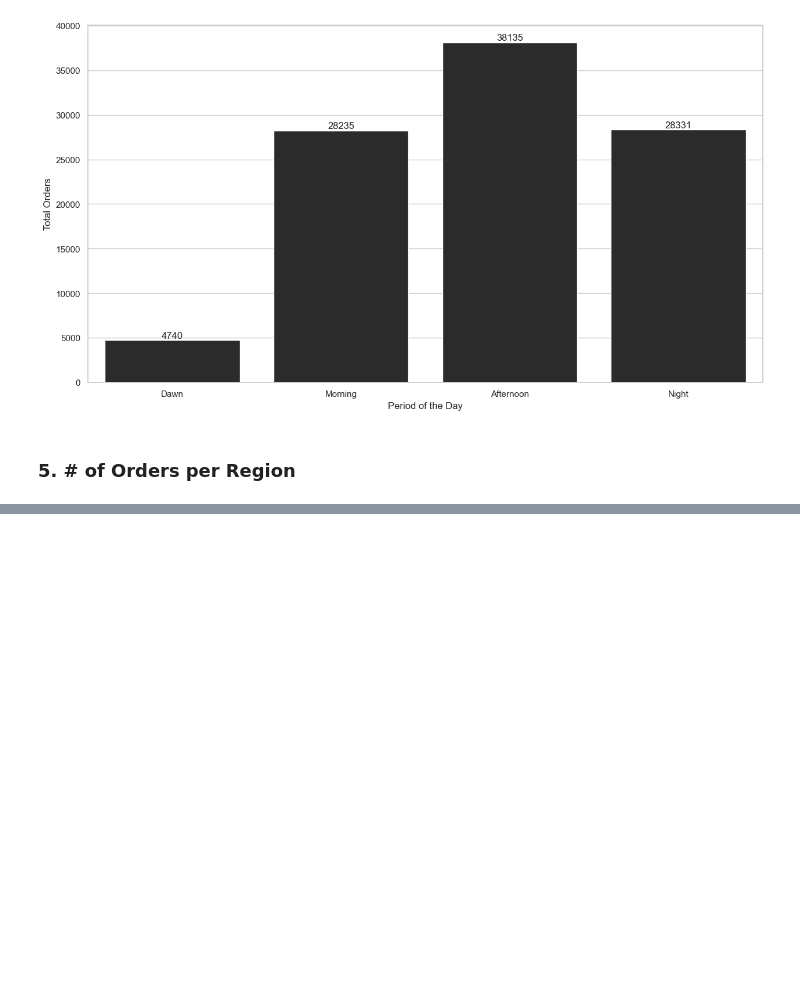
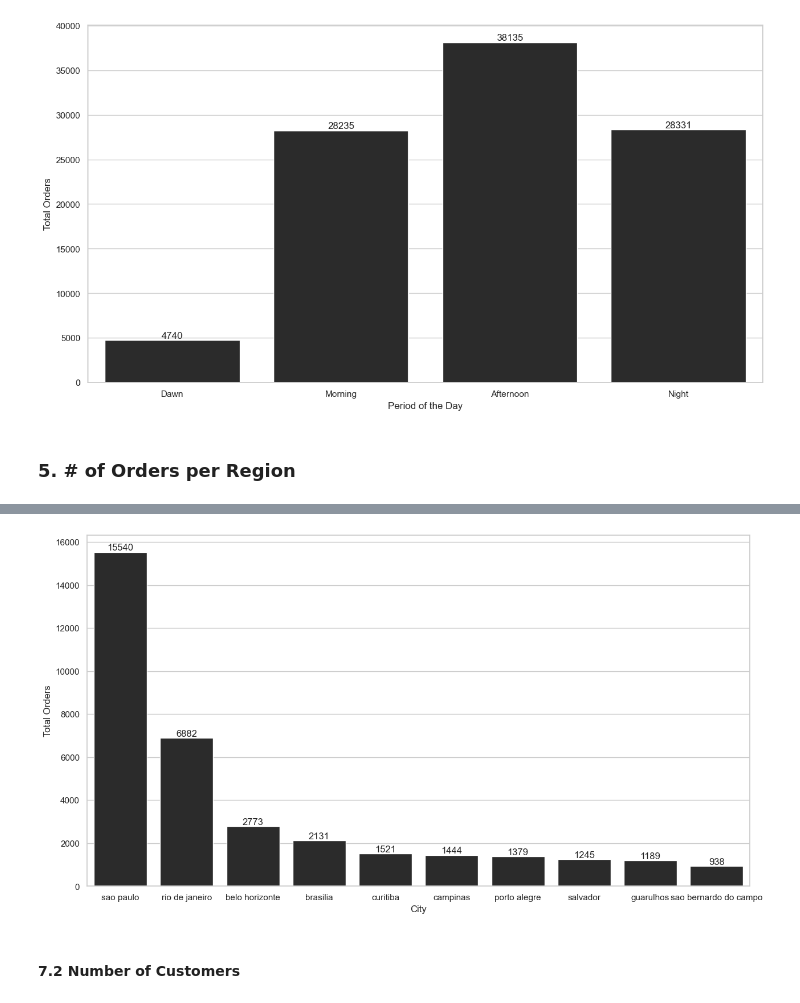
Before and after one commit to doegemon/etl_churn, a Jupyter notebook: eda/notebooks/eda.ipynb, the cells around one changed output, grey strips where cells are left out. Drawn from its saved outputs; the diff is of its cells as text; code cells hidden in the pictures; blank space fills up the shorter version.

```diff
--- a/eda/notebooks/eda.ipynb
+++ b/eda/notebooks/eda.ipynb
@@ -129,0 +204,18 @@ ax.bar_label(ax.containers[0], fontsize=12);
+# %%
+df_7_1 = pd.read_sql("""
+    SELECT DISTINCT customer_city,
+      COUNT(DISTINCT order_id) AS tt_orders
+    FROM fact_orders
+    GROUP BY 1
+    ORDER BY 2 DESC
+    LIMIT 10
+""", con=engine)
+# %%
+ax = sns.barplot(data=df_7_1, x='customer_city', y='tt_orders')
+ax.set_xlabel('City')
+ax.set_ylabel('Total Orders')
+ax.bar_label(ax.containers[0], fontsize=12);
+# %% [output]
+[figure, added]
+# %% [markdown]
+#### 7.2 Number of Customers
```
Also changed, not shown: parts of 36 cells of this notebook.
